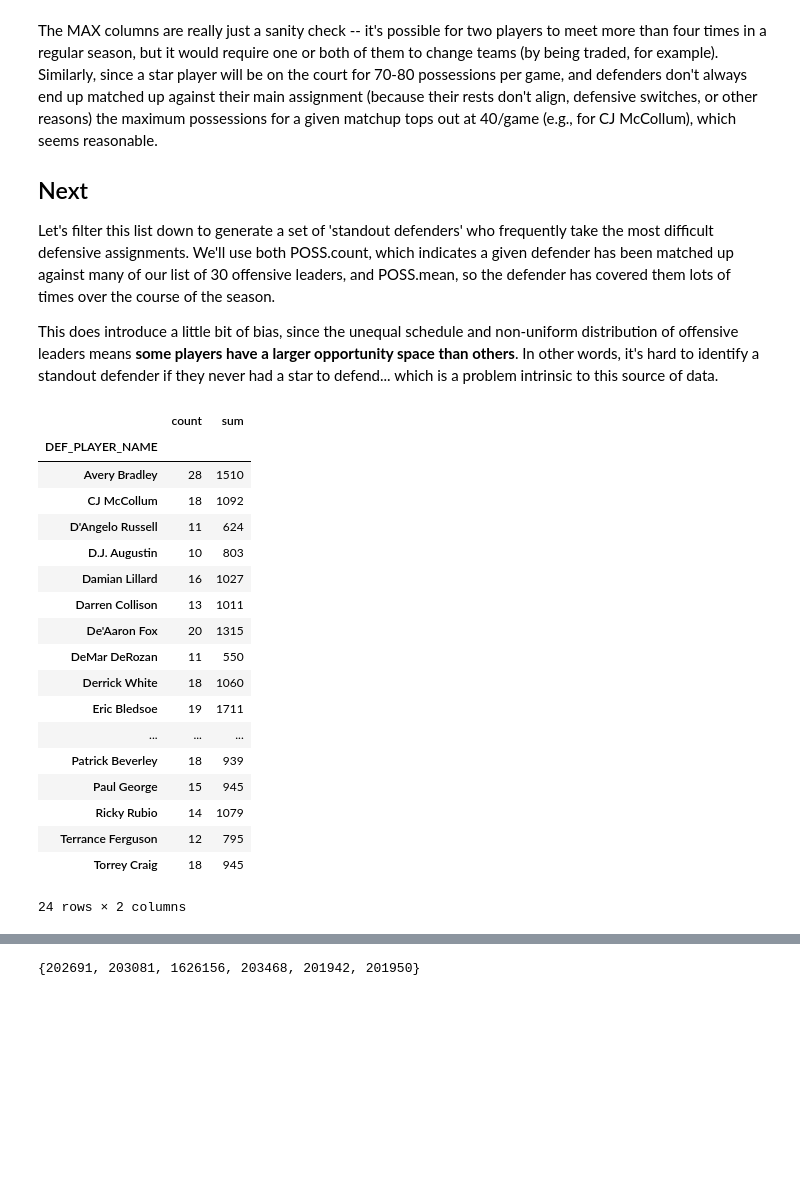
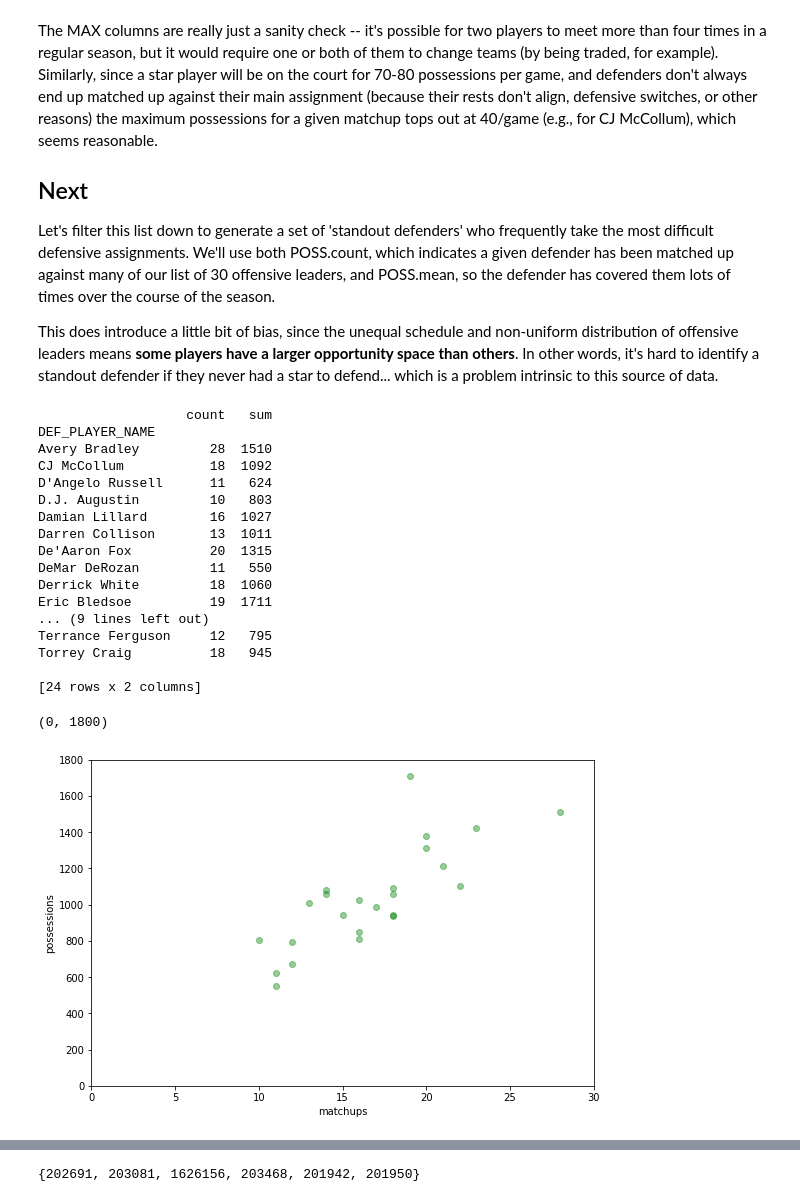
Before and after one commit to sstromberg/nba-project, a Jupyter notebook: guarding_guards.ipynb, the cells around one changed output, grey strips where cells are left out. Drawn from its saved outputs; the diff is of its cells as text; code cells hidden in the pictures; blank space fills up the shorter version.

Commit message:
added a couple more plots, queued up next analysis

```diff
--- a/guarding_guards.ipynb
+++ b/guarding_guards.ipynb
@@ -266,25 +269,43 @@ some_defs = defenders.filter(lambda x: (x['POSS'].count() >= 10) and (x['POSS'].
 # we create a new groupby object for the filtered list
 top_defs = some_defs.groupby(['DEF_PLAYER_NAME'])
 
-top_defs['POSS'].agg(['count', 'sum'])
+top_defs_ex = top_defs['POSS'].agg(['count', 'sum'])
+print(top_defs_ex)
 # %% [output]
-|  | count | sum |
-| DEF_PLAYER_NAME |  |  |
-| Avery Bradley | 28 | 1510 |
-| CJ McCollum | 18 | 1092 |
-| D'Angelo Russell | 11 | 624 |
-| D.J. Augustin | 10 | 803 |
-| Damian Lillard | 16 | 1027 |
-| Darren Collison | 13 | 1011 |
-| De'Aaron Fox | 20 | 1315 |
-| DeMar DeRozan | 11 | 550 |
-| Derrick White | 18 | 1060 |
-| Eric Bledsoe | 19 | 1711 |
-| ... | ... | ... |
-| Patrick Beverley | 18 | 939 |
-| Paul George | 15 | 945 |
-| Ricky Rubio | 14 | 1079 |
-| Terrance Ferguson | 12 | 795 |
-| Torrey Craig | 18 | 945 |
-24 rows × 2 columns
+                   count   sum
+DEF_PLAYER_NAME
+Avery Bradley         28  1510
+CJ McCollum           18  1092
+D'Angelo Russell      11   624
+D.J. Augustin         10   803
+Damian Lillard        16  1027
+Darren Collison       13  1011
+De'Aaron Fox          20  1315
+DeMar DeRozan         11   550
+Derrick White         18  1060
+Eric Bledsoe          19  1711
+... (9 lines left out)
+Terrance Ferguson     12   795
+Torrey Craig          18   945
+
+[24 rows x 2 columns]
+# %%
+fig,ax = plt.subplots(1, 1, figsize=(9, 6))
+
+# if we want an x=y line
+# x = range(0,1000,10)
+# ax.plot(x, x, c='r')
+
+ax.scatter(top_defs_ex['count'], top_defs_ex['sum'], c='g', alpha=0.4)
+ax.set_xlabel('matchups')
+ax.set_ylabel('possessions')
+
+# start with default axes
+ax.set_xlim([0, 30])
+ax.set_ylim([0, 1800])
+
+#ax1.set_title('Possessions Defended against High-Usage Players')
+# %% [output]
+(0, 1800)
+[figure, added]
 # %% [markdown]
```
Also changed, not shown: parts of 8 cells of this notebook.
